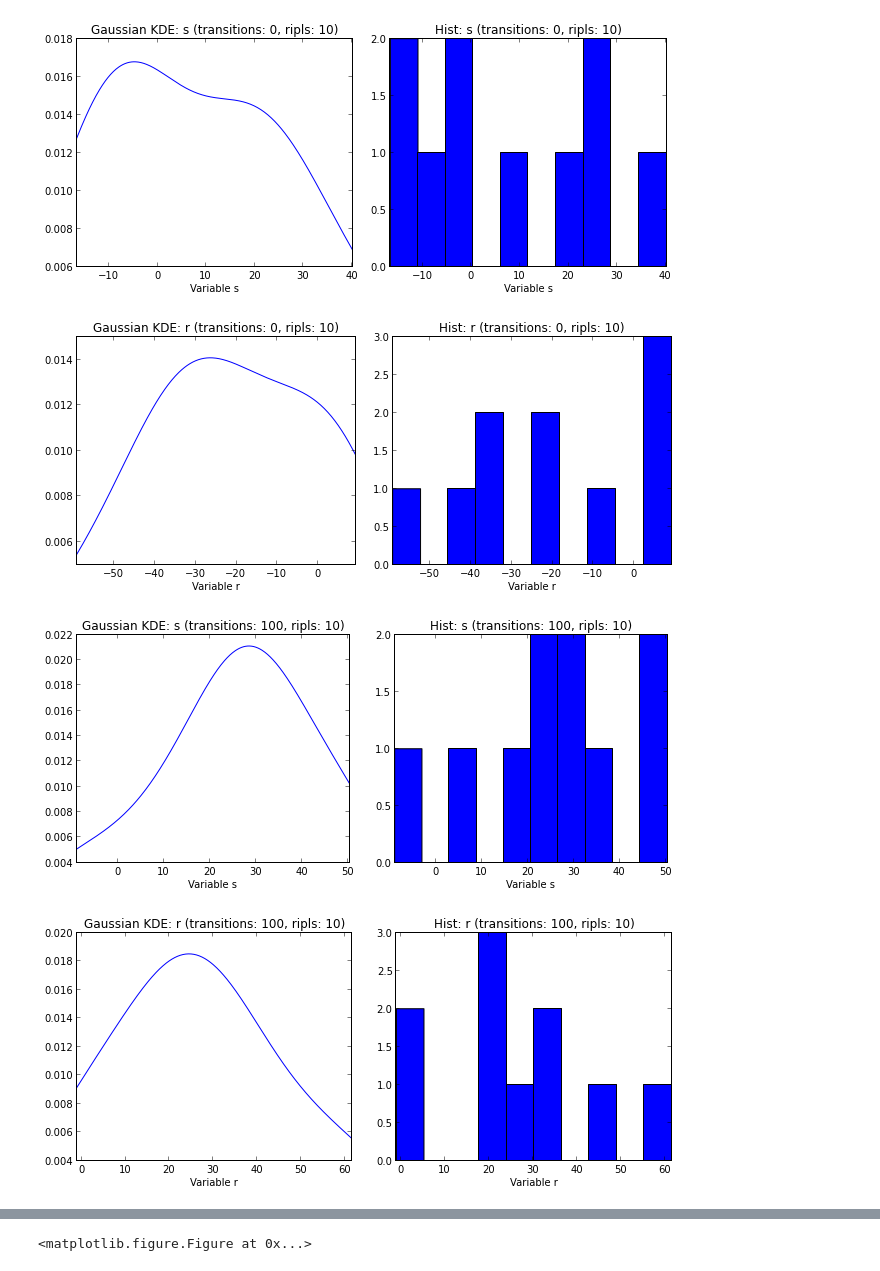
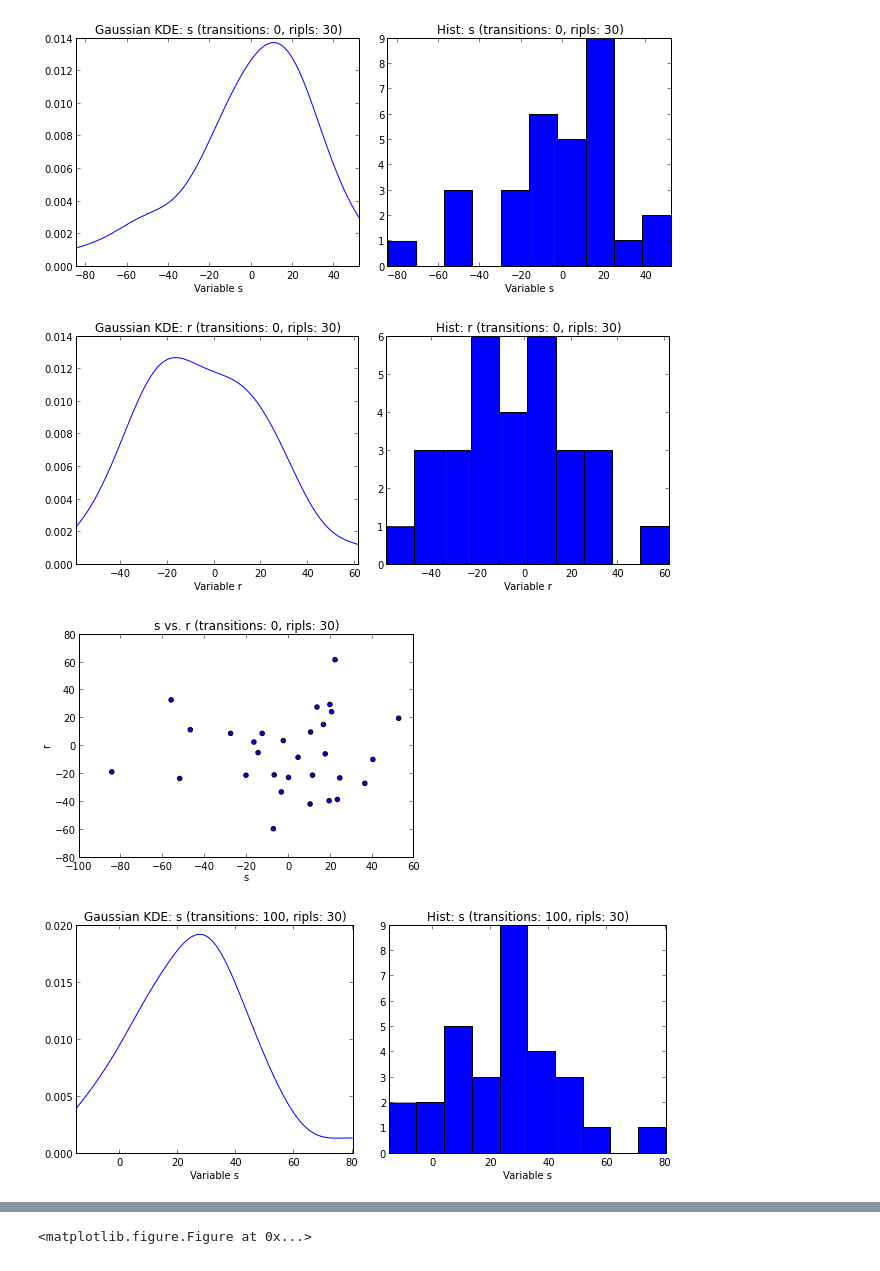
Before and after one commit to owainevans/myunit, a Jupyter notebook: nb_ip_parallel.ipynb, the cells around one changed output, grey strips where cells are left out. Drawn from its saved outputs; the diff is of its cells as text; code cells hidden in the pictures.

```diff
--- a/nb_ip_parallel.ipynb
+++ b/nb_ip_parallel.ipynb
@@ -14,8 +13,8 @@ def add_sprinkler(no_ripls=2):
     v.observe('w2','50.')
     return v
 
-v=add_sprinkler(no_ripls=10)
-snap1=v.snapshot(['r','s'],plot=True,scatter=False,logscore=False)
+v=add_sprinkler(no_ripls=30)
+snap1=v.snapshot(['r','s'],plot=True,scatter=True,logscore=False)
 v.infer(100)
 snap2=v.snapshot(['r','s'],plot=True,scatter=True); None
 # %% [output]
@@ -23,4 +22,4 @@ snap2=v.snapshot(['r','s'],plot=True,scatter=True); None
-[figure, old version]
+[figure, new version]
-[figure, old version]
+[figure, new version]
-[figure, old version]
+[figure, new version]
-[figure, old version]
+[figure, new version]
```
Also changed, not shown: parts of 6 cells of this notebook, 1 other file.
